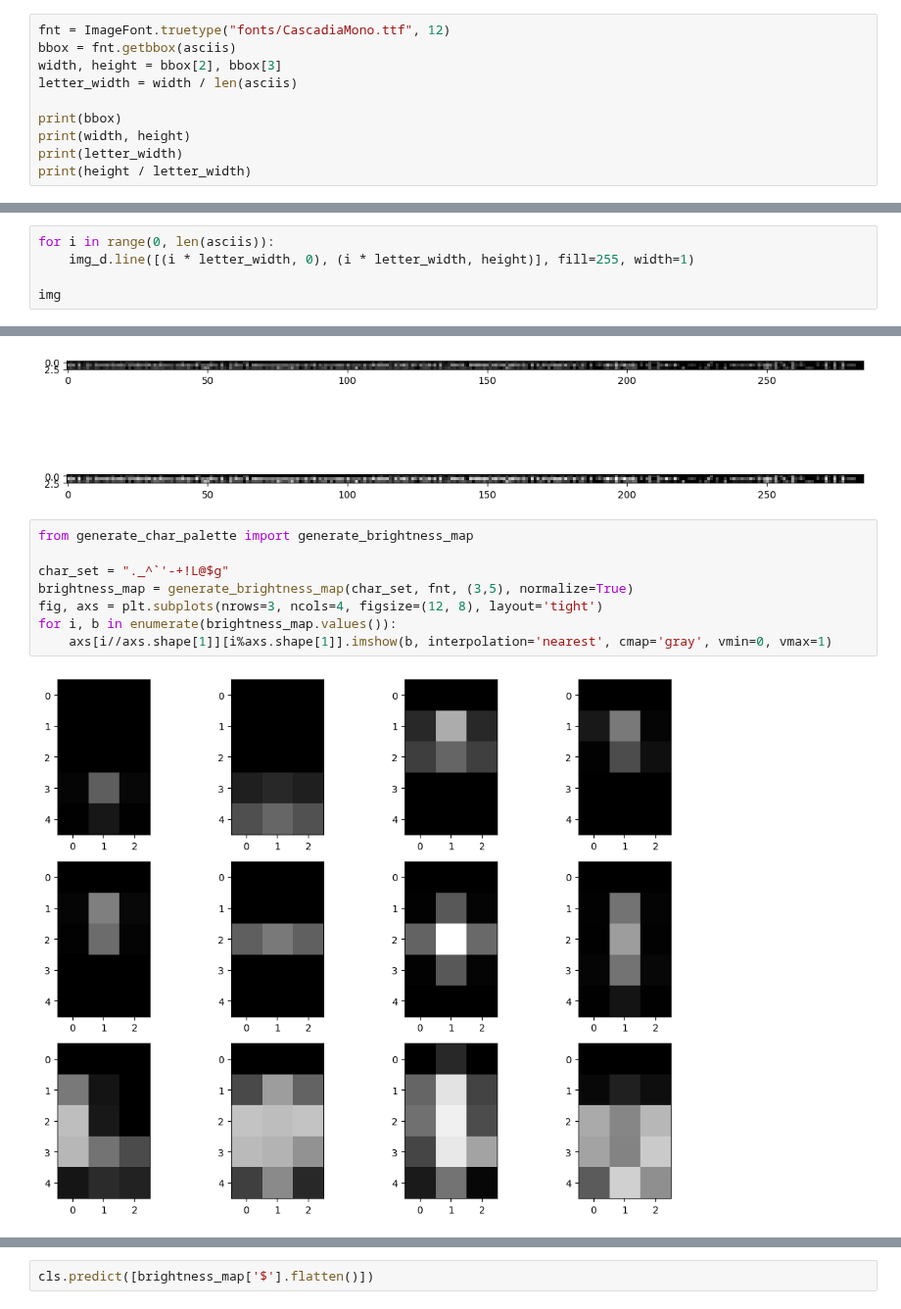
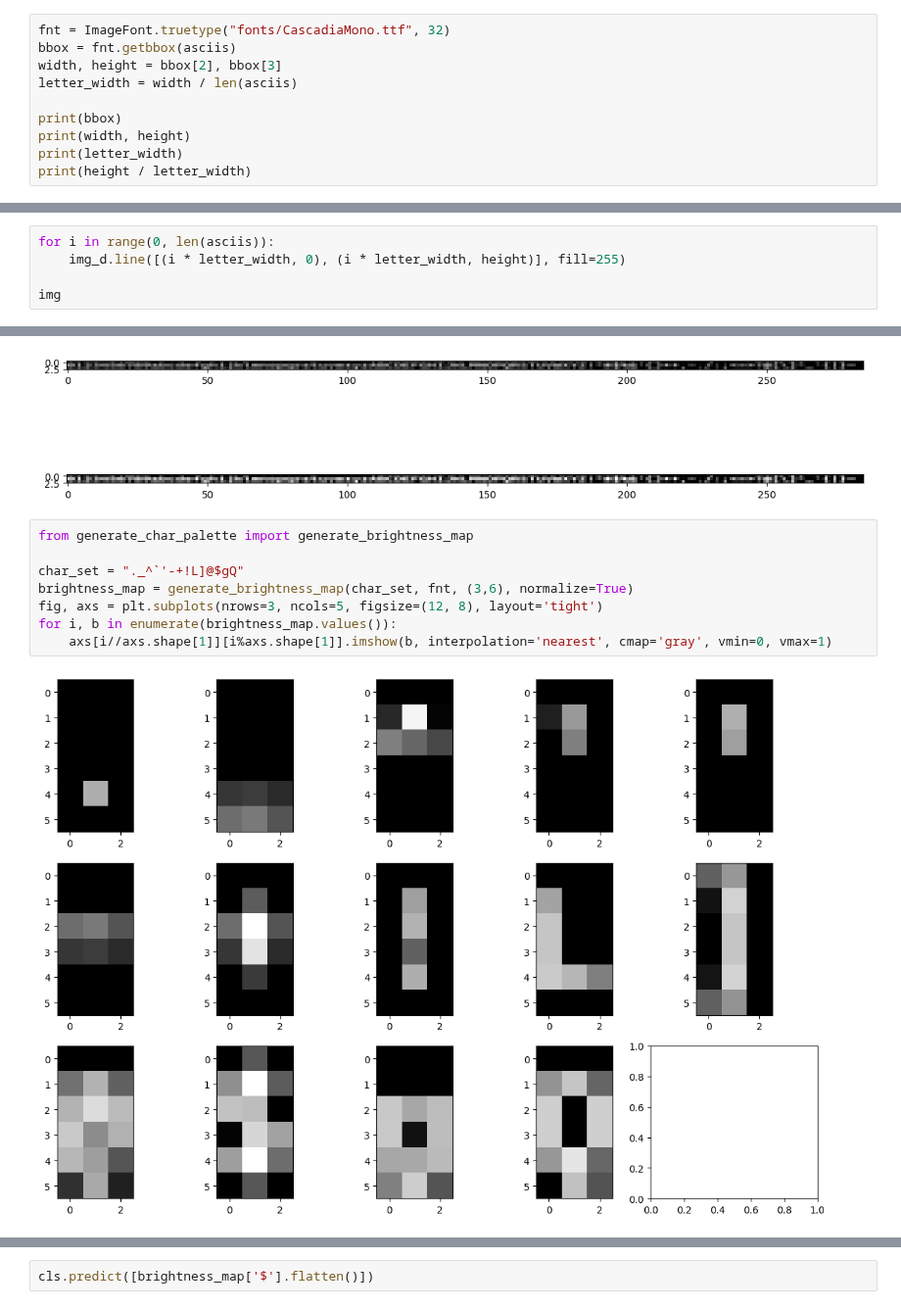
Before and after one commit to wojciechsadlik/python-char-art, a Jupyter notebook: font_test.ipynb, the cells around one changed output, grey strips where cells are left out. Shown at 98% size. Drawn from its saved outputs; the diff is of its cells as text.

```diff
--- a/font_test.ipynb
+++ b/font_test.ipynb
@@ -10,7 +10,7 @@ asciis
 # %% [output]
 '0123456789abcdefghijklmnopqrstuvwxyzABCDEFGHIJKLMNOPQRSTUVWXYZ!"#$%&\'()*+,-./:;<=>?@[\\]^_`{|}~ '
 # %%
-fnt = ImageFont.truetype("fonts/CascadiaMono.ttf", 12)
+fnt = ImageFont.truetype("fonts/CascadiaMono.ttf", 32)
 bbox = fnt.getbbox(asciis)
 width, height = bbox[2], bbox[3]
 letter_width = width / len(asciis)
@@ -35,6 +35,6 @@ img
 # %%
 for i in range(0, len(asciis)):
-    img_d.line([(i * letter_width, 0), (i * letter_width, height)], fill=255, width=1)
+    img_d.line([(i * letter_width, 0), (i * letter_width, height)], fill=255)
 
 img
 # %% [output]
@@ -107,13 +107,13 @@ axs[1].imshow(ImageOps.autocontrast(resized_img), interpolation='nearest', cmap=
 # %%
 from generate_char_palette import generate_brightness_map
 
-char_set = "._^`'-+!L@$g"
-brightness_map = generate_brightness_map(char_set, fnt, (3,5), normalize=True)
-fig, axs = plt.subplots(nrows=3, ncols=4, figsize=(12, 8), layout='tight')
+char_set = "._^`'-+!L]@$gQ"
+brightness_map = generate_brightness_map(char_set, fnt, (3,6), normalize=True)
+fig, axs = plt.subplots(nrows=3, ncols=5, figsize=(12, 8), layout='tight')
 for i, b in enumerate(brightness_map.values()):
     axs[i//axs.shape[1]][i%axs.shape[1]].imshow(b, interpolation='nearest', cmap='gray', vmin=0, vmax=1)
 # %% [output]
-[figure, old version]
+[figure, new version]
 # %%
 char_set = "⠪⣾⣘⠁⡀⢀"
 brightness_map = generate_brightness_map(char_set, fnt, (2,4), normalize=True)
```
Also changed, not shown: parts of 12 cells of this notebook, 6 other files.
